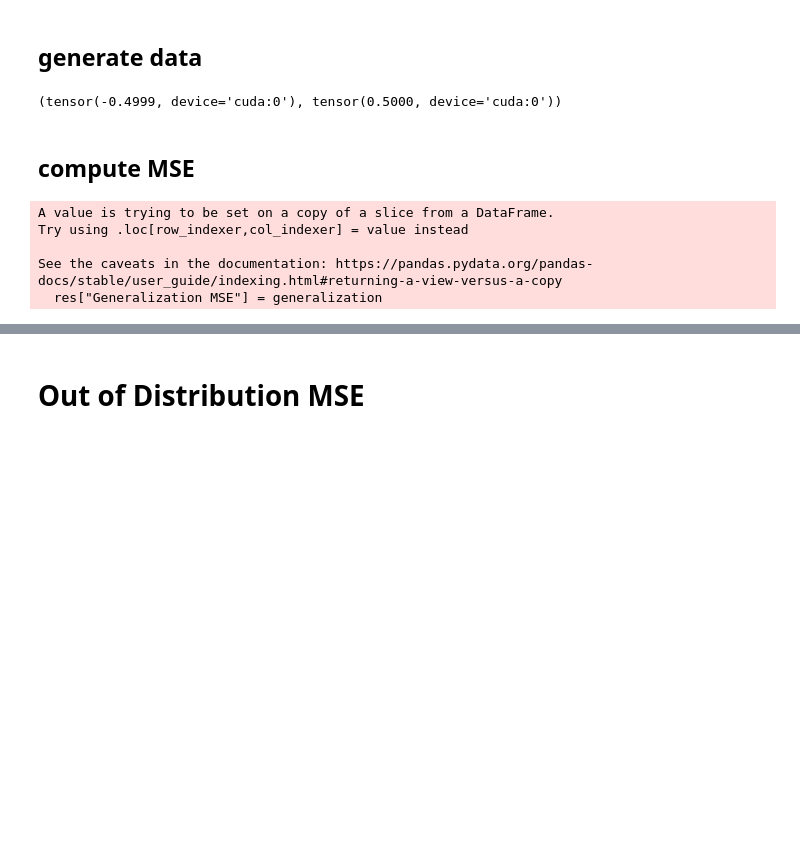
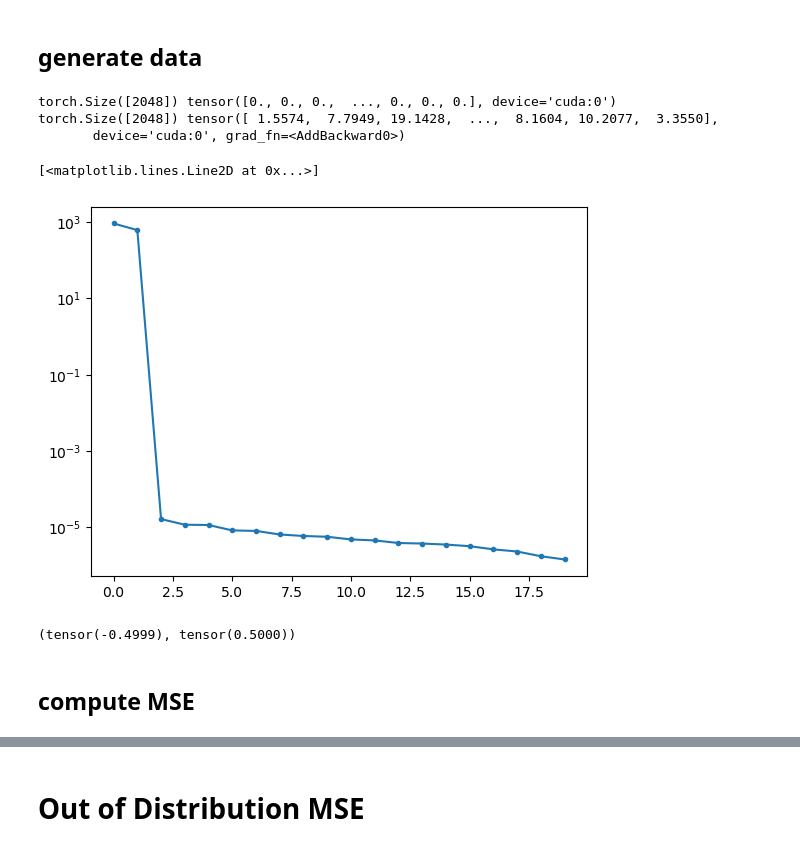
Before and after one commit to suzannastep/linear_layers_experiments, a Jupyter notebook: plotting_results.ipynb, the cells around one changed output, grey strips where cells are left out. Saved outputs shown, nothing was run; the diff lists cells and outputs as text; code cells hidden in the pictures; blank space fills up the shorter version.

```diff
--- a/plotting_results.ipynb
+++ b/plotting_results.ipynb
@@ -243,7 +227,7 @@ res
 # %% [markdown]
 ## generate data
 # %%
-def gen_data(datasetsize,r,seed,trainsize=2**18,testsize=2**10,d=20,funcseed=42,verbose=False,ood=False):
+def gen_data(datasetsize,r,seed,trainsize=2**18,testsize=2**10,d=20,funcseed=42,verbose=False,ood=False,std=0):
     ##Generate data with a true central subspaces of varying dimensions
     #generate X values for training and test sets
     np.random.seed(seed) #set seed for data generation
@@ -261,7 +245,7 @@ def gen_data(datasetsize,r,seed,trainsize=2**18,testsize=2**10,d=20,funcseed=42,
     V = np.load(job_name+f"/r{r}V.npy")
     A = np.load(job_name+f"/r{r}A.npy")
     B = np.load(job_name+f"/r{r}B.npy")
-    #crealoadte functions
+    #create functions
     def g(z): #active subspace function
         hidden_layer = (U*Sigma)@z
         hidden_layer = hidden_layer.T + B
@@ -269,7 +253,8 @@ def gen_data(datasetsize,r,seed,trainsize=2**18,testsize=2**10,d=20,funcseed=42,
         return A@hidden_layer
     def f(x): #teacher network
         z = V.T@x
-        return g(z)
+        eps = torch.normal(mean=torch.zeros(num_pnts),std=std*torch.ones(num_pnts)).to(device)
+        return g(z) + eps
     #generate data
     trainY = f(trainX).astype(np.float32)
     testY = f(testX).astype(np.float32)
@@ -290,3 +275,38 @@ def gen_data(datasetsize,r,seed,trainsize=2**18,testsize=2**10,d=20,funcseed=42,
 generalizationX,generalizationYr1 = gen_data(2048,r=1,seed=101)[:2]
 generalizationX,generalizationYr2 = gen_data(2048,r=2,seed=101)[:2]
 generalizationY = {1:generalizationYr1,2:generalizationYr2}
+# %%
+#evaluate gradients
+r = 2
+std = 0
+U = torch.from_numpy(np.load(job_name+f"/r{r}U.npy").astype(np.float32)).to(device)
+Sigma =  torch.from_numpy(np.load(job_name+f"/r{r}Sigma.npy").astype(np.float32)).to(device)
+V =  torch.from_numpy(np.load(job_name+f"/r{r}V.npy").astype(np.float32)).to(device)
+A =  torch.from_numpy(np.load(job_name+f"/r{r}A.npy").astype(np.float32)).to(device)
+B =  torch.from_numpy(np.load(job_name+f"/r{r}B.npy").astype(np.float32)).to(device)
+def g(z): #active subspace function
+    hidden_layer = (U*Sigma)@z
+    hidden_layer = hidden_layer.T + B
+    hidden_layer = torch.maximum(torch.zeros_like(hidden_layer),hidden_layer).T
+    return A@hidden_layer
+def f(x): #teacher network
+    z = V.T@x
+    num_pnts = x.shape[1]
+    eps = torch.normal(mean=torch.zeros(num_pnts),std=std*torch.ones(num_pnts)).to(device)
+    print(eps.shape,eps)
+    print((g(z) + eps).shape,g(z) + eps)
+    return g(z) + eps
+generalizationX.requires_grad = True
+predY = f(generalizationX.T)
+grad = torch.autograd.grad(predY, generalizationX,
+                        grad_outputs=torch.ones_like(predY),
+                        create_graph=True)[0].detach().cpu().numpy()
+#compute active subspace and singular values
+Uhat,Shat,VhatT = np.linalg.svd(grad)
+plt.semilogy(Shat,".-")
+# %% [output]
+torch.Size([2048]) tensor([0., 0., 0.,  ..., 0., 0., 0.], device='cuda:0')
+torch.Size([2048]) tensor([ 1.5574,  7.7949, 19.1428,  ...,  8.1604, 10.2077,  3.3550],
+       device='cuda:0', grad_fn=<AddBackward0>)
+[<matplotlib.lines.Line2D at 0x...>]
+[figure, added]
@@ -293,7 +317,7 @@ generalizationY = {1:generalizationYr1,2:generalizationYr2}
 # %%
 generalizationX.min(),generalizationX.max()
 # %% [output]
-(tensor(-0.4999, device='cuda:0'), tensor(0.5000, device='cuda:0'))
+(tensor(-0.4999), tensor(0.5000))
 # %% [markdown]
 ## compute MSE
 # %%
@@ -304,11 +328,5 @@ with torch.no_grad():
         err = nn.functional.mse_loss(predY[:,0],generalizationY[row["r"]]).item()
         generalization.append(err)
     res["Generalization MSE"] = generalization
-# %% [output]
-A value is trying to be set on a copy of a slice from a DataFrame.
-Try using .loc[row_indexer,col_indexer] = value instead
-
-See the caveats in the documentation: https://pandas.pydata.org/pandas-docs/stable/user_guide/indexing.html#returning-a-view-versus-a-copy
-  res["Generalization MSE"] = generalization
 # %%
 res
```
Also changed, not shown: parts of 24 cells of this notebook, 2 other files.
